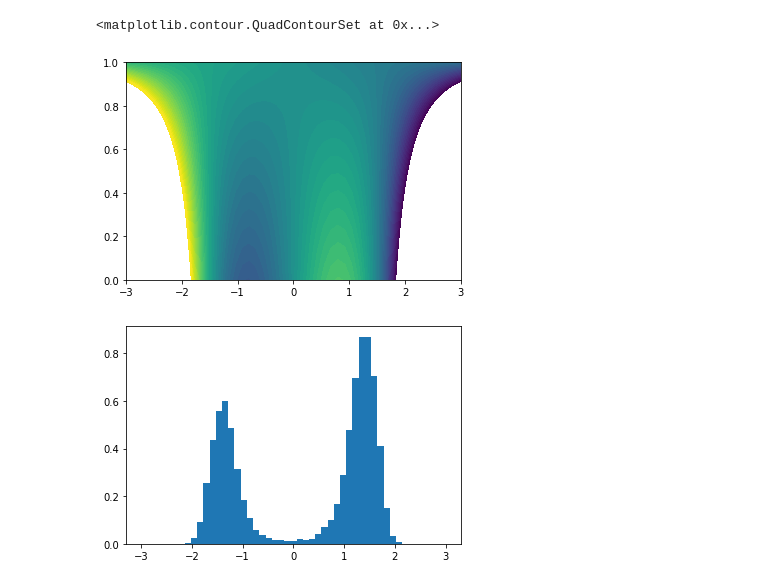
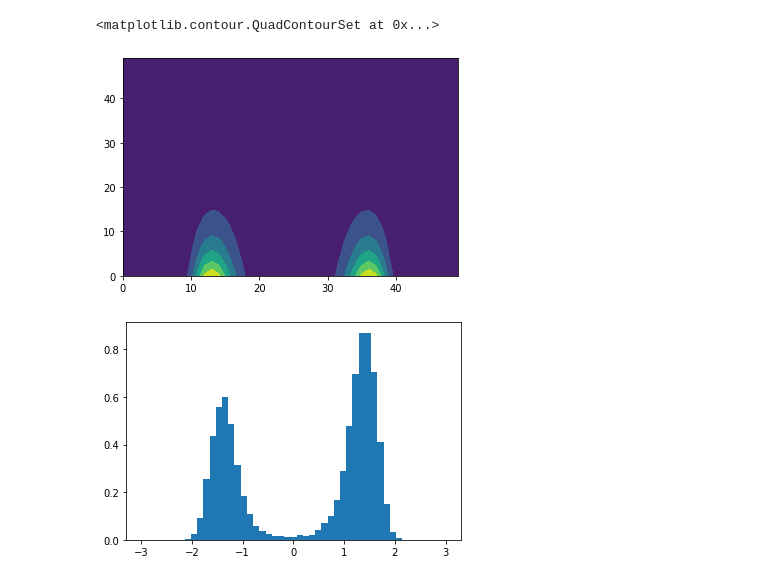
Before and after one commit to MaaikeG/diff_model_test, a Jupyter notebook: double_well.ipynb, the cells around one changed output. Saved outputs shown, nothing was run; the diff lists cells and outputs as text; code cells hidden in the pictures.

```diff
--- a/double_well.ipynb
+++ b/double_well.ipynb
@@ -24,6 +29,0 @@ V = net #LinearInterpolation(prior, target, net)
-# %%
-def to_normalized_probabilities(energies):
-    energies = torch.exp(-energies)
-    energies = energies - energies.min(dim=0, keepdim=True)[0]
-    energies = energies / energies.sum(dim=0, keepdim=True)
-    return energies
@@ -57,11 +29,0 @@ plt.show()
-# %%
-##### The force of the potential using naive interpolation between the double well and the harmonic well
-X_copy = X.clone()
-X_copy.requires_grad_(True)
-energies = naive_interpolation(X_copy.reshape(50*50, 1), Y.reshape(50*50, 1)).view(50, 50).sum()
-naive_forces = -torch.autograd.grad(energies, X_copy)[0]
-
-plt.contourf(X.cpu(), Y.cpu(), naive_forces.cpu(), levels=np.linspace(-10, 10, 50))
-# %% [output]
-<matplotlib.contour.QuadContourSet at 0x...>
-[figure, removed]
@@ -68,3 +53,8 @@ plt.contourf(X.cpu(), Y.cpu(), naive_forces.cpu(), levels=np.linspace(-10, 10, 5
+# %%
+plt.contourf(compute_probabilities_naive(X.reshape(50*50, 1), Y.reshape(50*50, 1)).view(50,50).cpu())
+# %% [output]
+<matplotlib.contour.QuadContourSet at 0x...>
+[figure, added]
 # %%
 sampler = MCMC.GaussianMCMCSampler(energy=target, init_state=torch.tensor([0.]))
 
```
Also changed, not shown: parts of 15 cells of this notebook, 2 other files.
